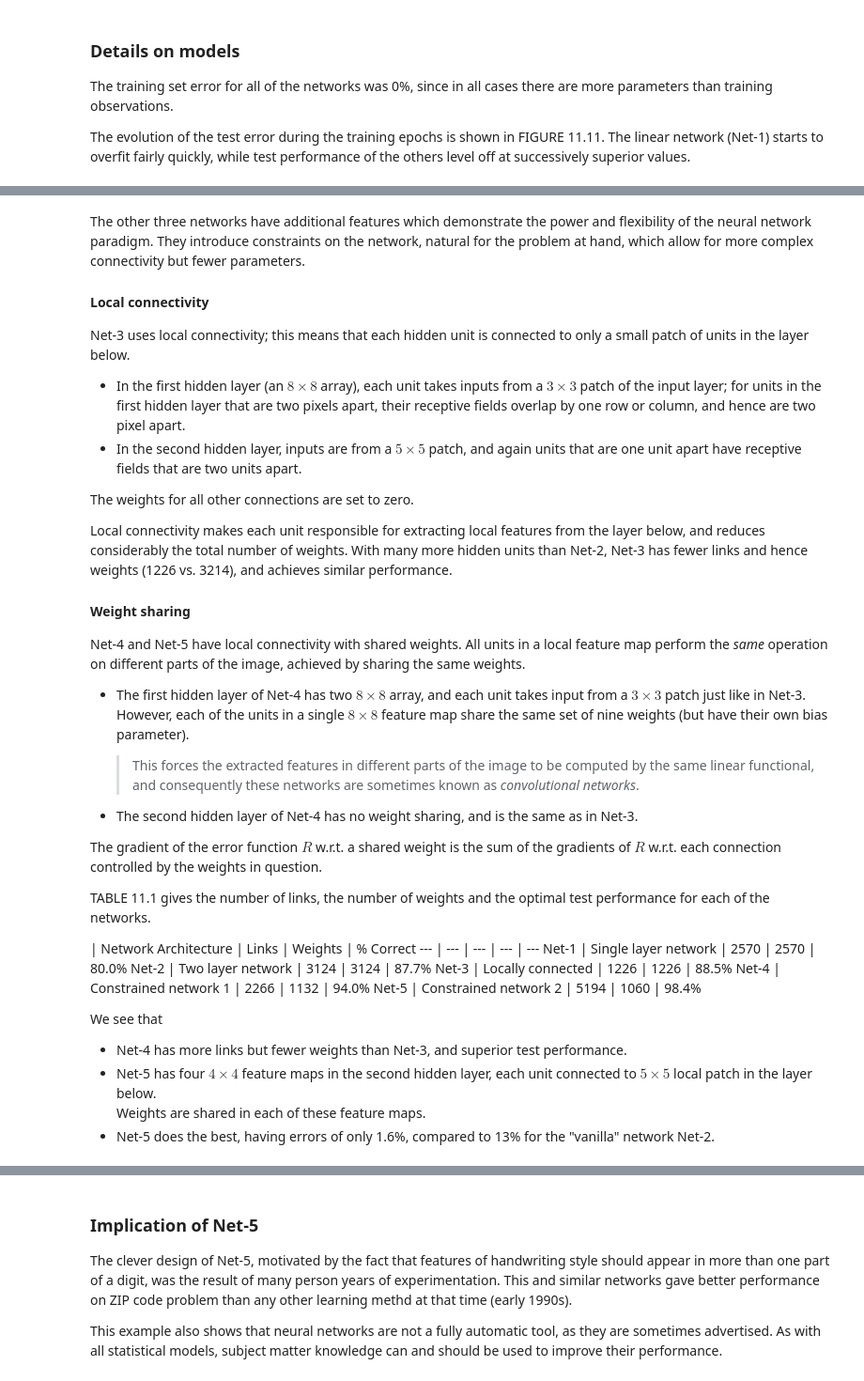
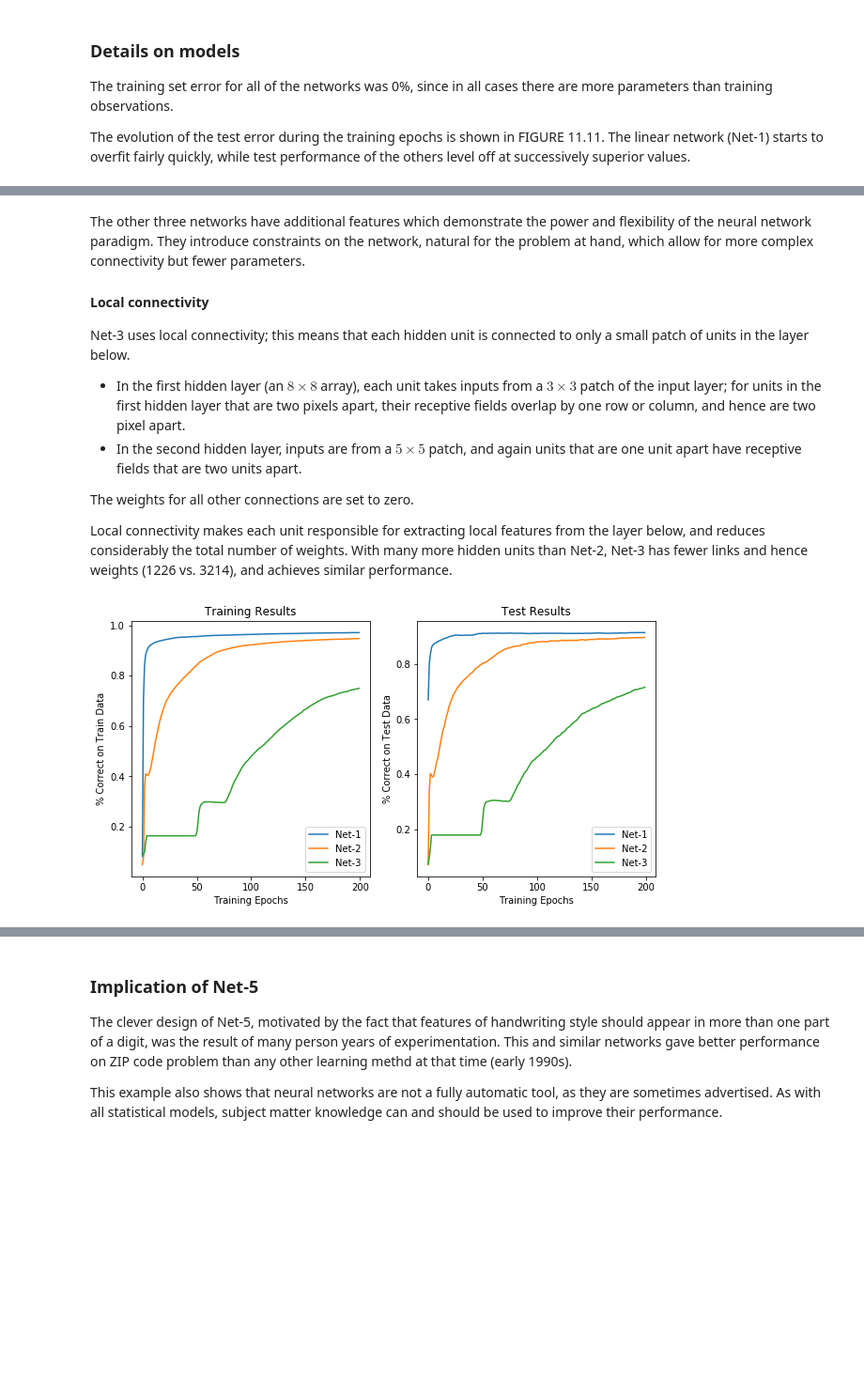
Before and after one commit to dgkim5360/the-elements-of-statistical-learning-notebooks, a Jupyter notebook: chapter11-neural-networks/section07-example-zip-code-data.ipynb, the cells around one changed output, grey strips where cells are left out. Shown at 94% size. Saved outputs shown, nothing was run; the diff lists cells and outputs as text; code cells hidden in the pictures; blank space fills up the shorter version.

```diff
--- a/chapter11-neural-networks/section07-example-zip-code-data.ipynb
+++ b/chapter11-neural-networks/section07-example-zip-code-data.ipynb
@@ -183,30 +214,46 @@ Net-3 uses local connectivity; this means that each hidden unit is connected to
 The weights for all other connections are set to zero.
 
 Local connectivity makes each unit responsible for extracting local features from the layer below, and reduces considerably the total number of weights. With many more hidden units than Net-2, Net-3 has fewer links and hence weights (1226 vs. 3214), and achieves similar performance.
-
-#### Weight sharing
-Net-4 and Net-5 have local connectivity with shared weights. All units in a local feature map perform the _same_ operation on different parts of the image, achieved by sharing the same weights.
-
-* The first hidden layer of Net-4 has two $8 \times 8$ array, and each unit takes input from a $3 \times 3$ patch just like in Net-3. However, each of the units in a single $8 \times 8$ feature map share the same set of nine weights (but have their own bias parameter).
-
-  > This forces the extracted features in different parts of the image to be computed by the same linear functional, and consequently these networks are sometimes known as _convolutional networks_.
-
-* The second hidden layer of Net-4 has no weight sharing, and is the same as in Net-3.
-
-The gradient of the error function $R$ w.r.t. a shared weight is the sum of the gradients of $R$ w.r.t. each connection controlled by the weights in question.
-
-TABLE 11.1 gives the number of links, the number of weights and the optimal test performance for each of the networks.
-
- | Network Architecture | Links | Weights | % Correct
---- | --- | --- | --- | ---
-Net-1 | Single layer network | 2570 | 2570 | 80.0%
-Net-2 | Two layer network | 3124 | 3124 | 87.7%
-Net-3 | Locally connected | 1226 | 1226 | 88.5%
-Net-4 | Constrained network 1 | 2266 | 1132 | 94.0%
-Net-5 | Constrained network 2 | 5194 | 1060 | 98.4%
-
-We see that
-* Net-4 has more links but fewer weights than Net-3, and superior test performance.
-* Net-5 has four $4 \times 4$ feature maps in the second hidden layer, each unit connected to $5 \times 5$ local patch in the layer below.
-  Weights are shared in each of these feature maps.
-* Net-5 does the best, having errors of only 1.6%, compared to 13% for the "vanilla" network Net-2.
+# %%
+# Net-3
+class Net3(torch.nn.Module):
+    def __init__(self):
+        super(Net3, self).__init__()
+        self.conv1 = torch.nn.Conv2d(1, 1, kernel_size=2, stride=2)
+        self.conv2 = torch.nn.Conv2d(1, 1, kernel_size=5)
+        self.full_connected = torch.nn.Linear(16, k)
+
+    def forward(self, x):
+        x = torch.nn.functional.sigmoid(self.conv1(x))
+        x = torch.nn.functional.sigmoid(self.conv2(x))
+        x = x.view(-1, 16)
+        x = self.full_connected(x)
+        return x
+# %%
+net3 = Net3()
+lossf3 = torch.nn.CrossEntropyLoss()
+optimizer3 = torch.optim.SGD(net3.parameters(), lr=learning_rate,)
+errs3_train = []
+errs3_test = []
+for epoch in range(epochs):
+    net3.zero_grad()
+    y3pred = net3(varx.view(size_train, 1, 16, 16))
+    loss3 = lossf3(y3pred, vary)
+    loss3.backward()
+    optimizer3.step()
+
+    # Save the training results for each epoch
+    _, train_y3pred = torch.max(y3pred, 1)
+    errs3_train.append((vary.data == train_y3pred.data).sum()/n)
+
+    # Test for every epoch
+    _, test_y3pred = torch.max(net3(varx_test.view(size_test, 1, 16, 16)), 1)
+    errs3_test.append((vary_test.data == test_y3pred.data).sum()/size_test)
+# %%
+ax100.plot(errs3_train, label='Net-3')
+ax100.legend()
+ax101.plot(errs3_test, label='Net-3')
+ax101.legend()
+fig100
+# %% [output]
+[figure, added]
```
Also changed, not shown: parts of 19 cells of this notebook.
